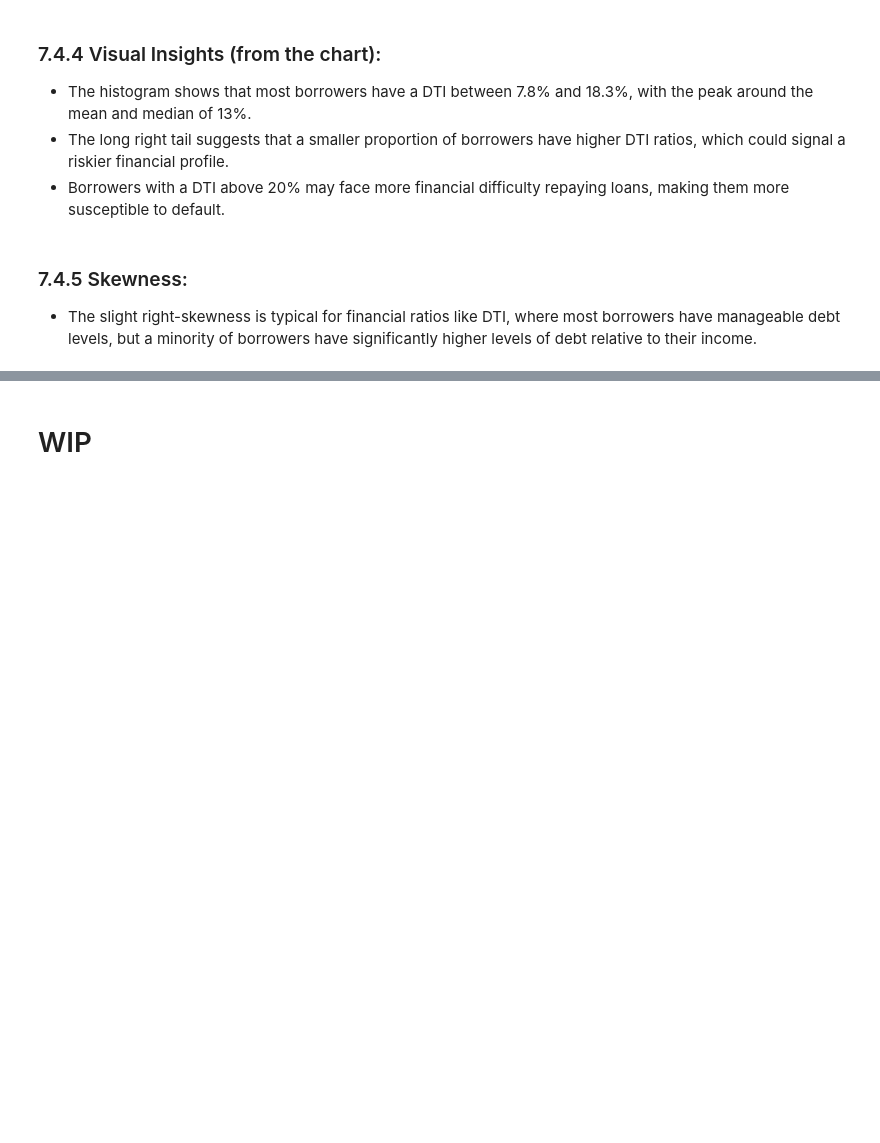
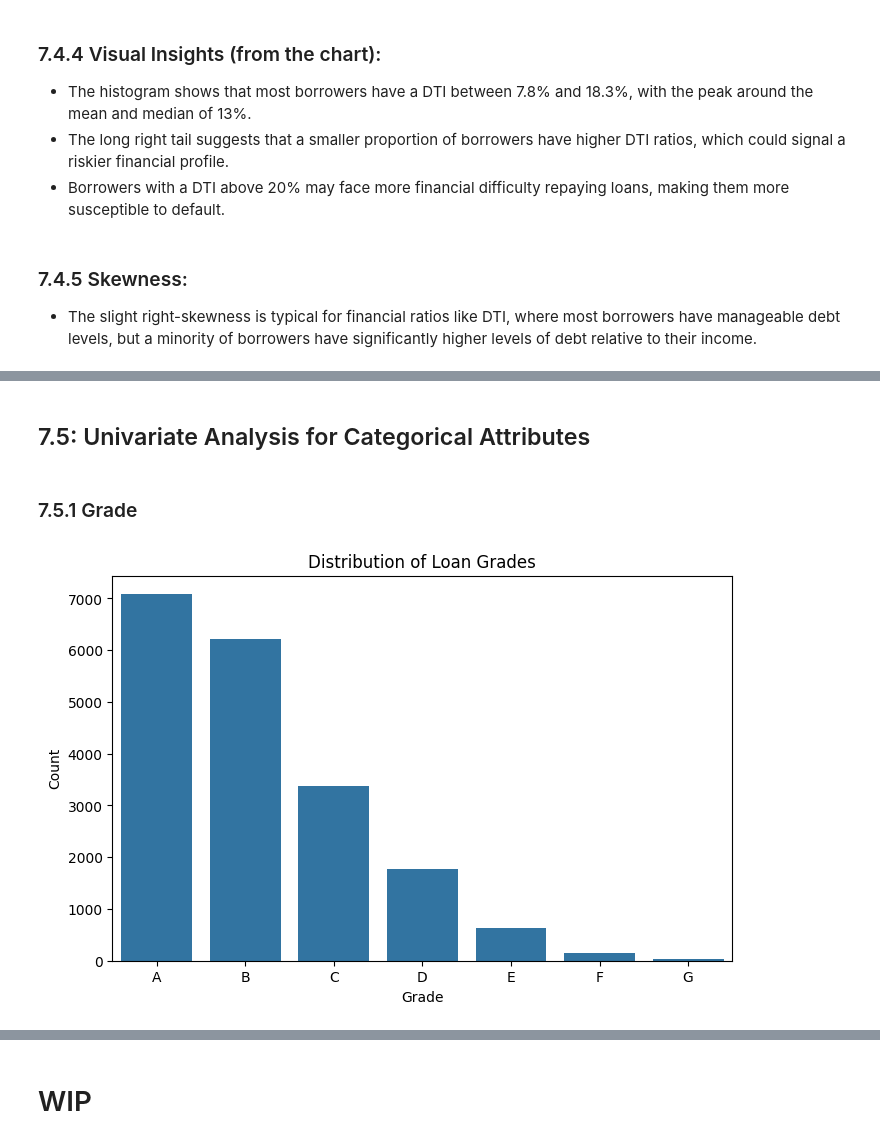
Before and after one commit to jafarijason/ds_001_lending_club_case_study, a Jupyter notebook: Group_Facilitator_Jason_Jafari.ipynb, the cells around one changed output, grey strips where cells are left out. Drawn from its saved outputs; the diff is of its cells as text; code cells hidden in the pictures; blank space fills up the shorter version.

```diff
--- a/Group_Facilitator_Jason_Jafari.ipynb
+++ b/Group_Facilitator_Jason_Jafari.ipynb
@@ -810,0 +808,13 @@ mean_dti, median_dti, mode_dti, dti_stats
+# %% [markdown]
+## 7.5: Univariate Analysis for Categorical Attributes
+# %% [markdown]
+### 7.5.1 Grade
+# %%
+plt.figure(figsize=(8, 5))
+sns.countplot(x='grade', data=loan_data_clean, order=loan_data_clean['grade'].value_counts().index)
+plt.title('Distribution of Loan Grades')
+plt.xlabel('Grade')
+plt.ylabel('Count')
+plt.show()
+# %% [output]
+[figure, added]
```
Also changed, not shown: parts of 61 cells of this notebook.
